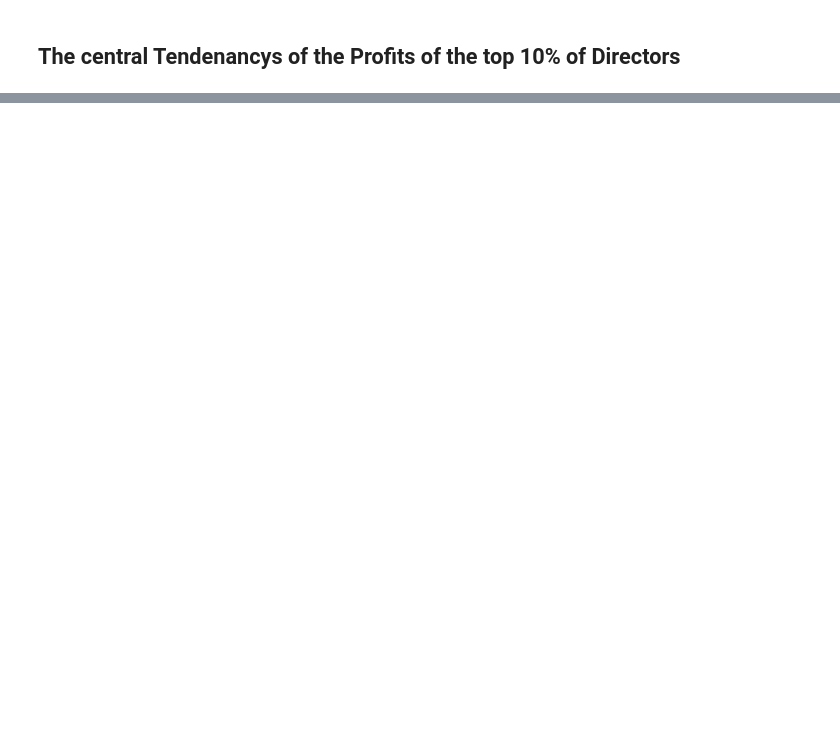
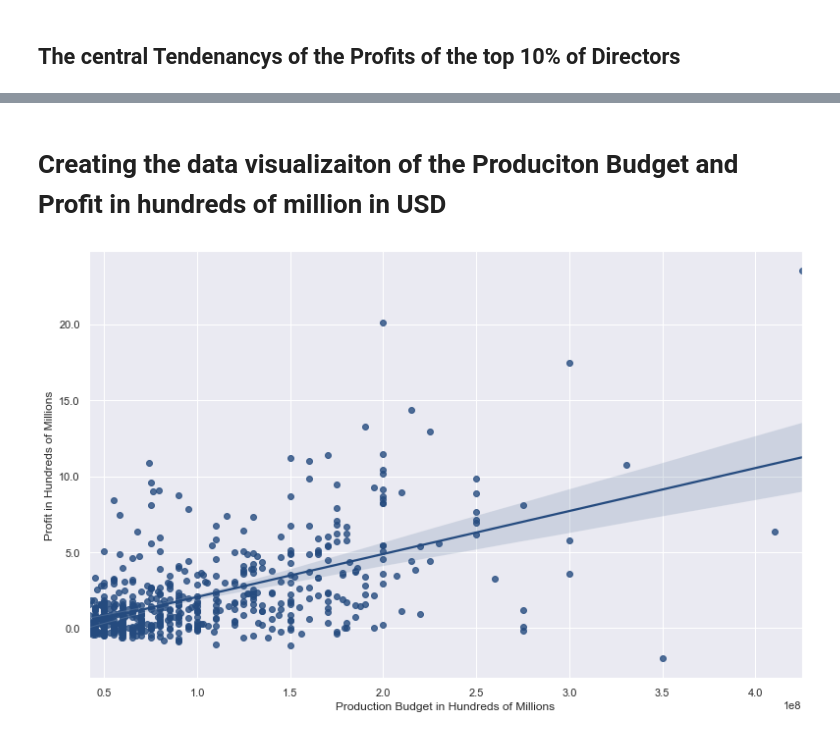
Before and after one commit to zmtillery/group-5-0206, a Jupyter notebook: CapstoneNotebook.ipynb, the cells around one changed output, grey strips where cells are left out. Drawn from its saved outputs; the diff is of its cells as text; code cells hidden in the pictures; blank space fills up the shorter version.

```diff
--- a/CapstoneNotebook.ipynb
+++ b/CapstoneNotebook.ipynb
@@ -255,0 +260,5 @@ The movies directed by the top 10% of directors out performed the profits of all
+# %%
+limiter = joins.copy()
+limiter['production_budget'].median()
+limiter_test = limiter.loc[limiter['production_budget'] >= 18000000]
+limiter_test
@@ -255,0 +282,4 @@ The movies directed by the top 10% of directors out performed the profits of all
+# %%
+limiter_test['production_budget'].median()
+limiter_test2 = limiter_test.loc[limiter_test['production_budget'] >= 42000000]
+limiter_test2
@@ -255,0 +301,11 @@ The movies directed by the top 10% of directors out performed the profits of all
+# %% [markdown]
+# Creating the data visualizaiton of the Produciton Budget and Profit in hundreds of million in USD
+# %%
+fig, ax = plt.subplots(figsize=(13, 8))
+sns.regplot(limiter_test2['production_budget'], limiter_test2['profit'])
+plt.xlabel('Production Budget in Hundreds of Millions')
+plt.ylabel('Profit in Hundreds of Millions')
+sns.set_theme(palette = 'crest_r')
+ax.yaxis.set_major_formatter(FuncFormatter(millions_formatter))
+# %% [output]
+[figure, added]
```
Also changed, not shown: parts of 7 cells of this notebook, 1 other file.
